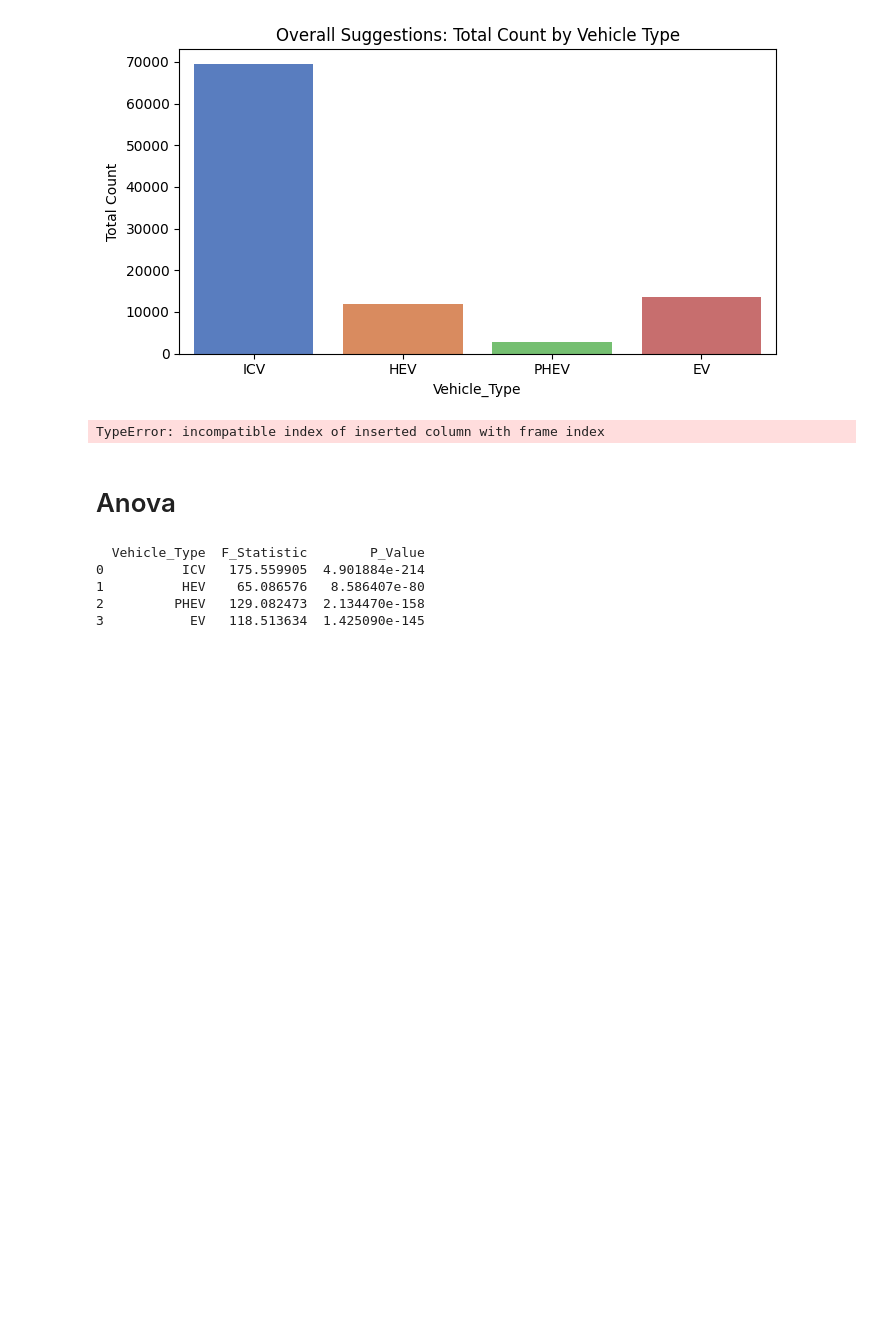
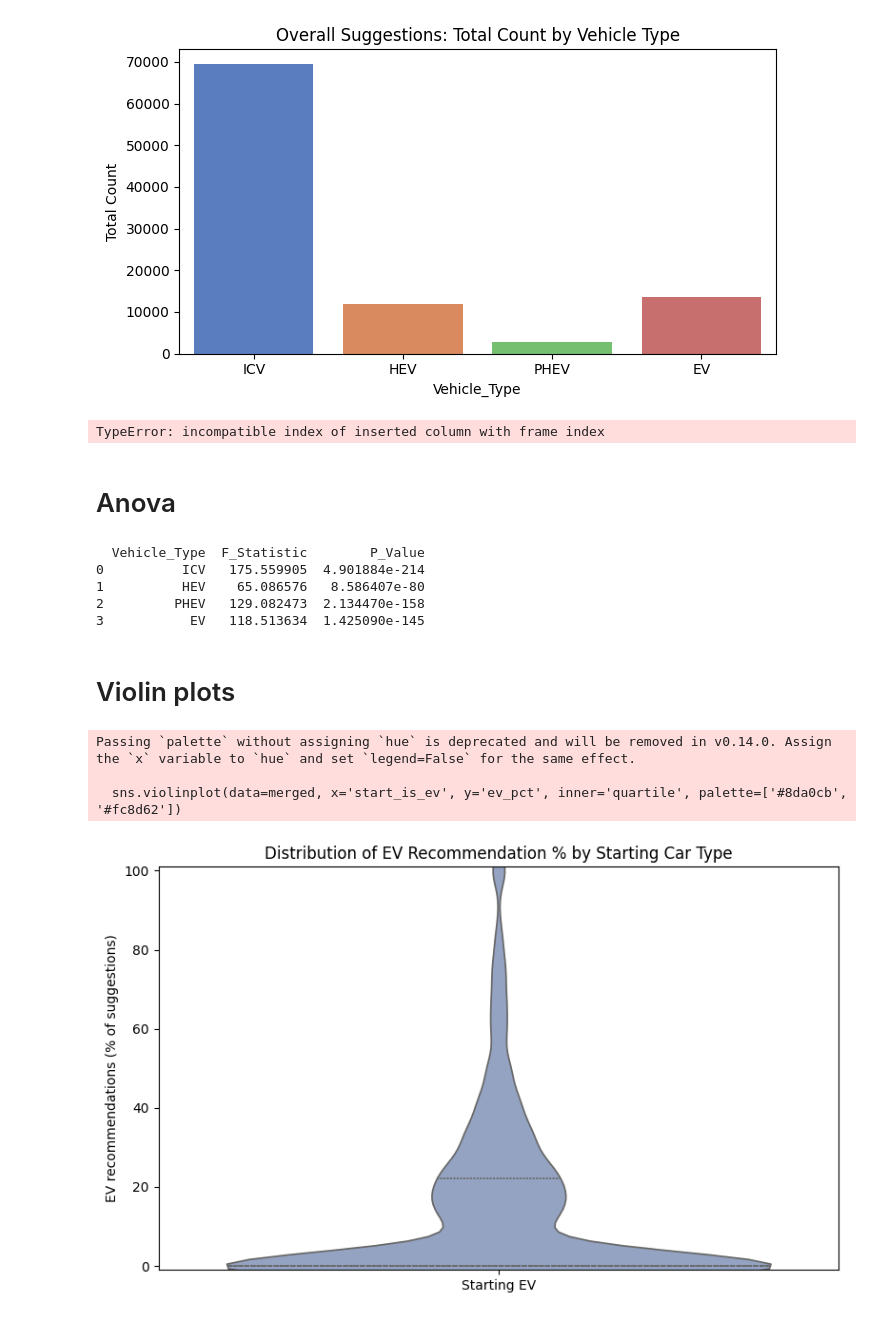
Before and after one commit to aarya127/transformers_bert_llm_research, a Jupyter notebook: EDA/eda.ipynb, the cells around one changed output. Cells and saved outputs as stored; diff of their text form; code cells hidden in the pictures; blank space fills up the shorter version.

```diff
--- a/EDA/eda.ipynb
+++ b/EDA/eda.ipynb
@@ -488,3 +546,52 @@ print(anova_df)
 1          HEV    65.086576   8.586407e-80
 2         PHEV   129.082473  2.134470e-158
 3           EV   118.513634  1.425090e-145
+# %% [markdown]
+# Violin plots
+# %%
+# Violin plot: EV recommendation % when the user's starting car is EV vs not EV
+# Uses existing variables: df, status_df_filtered, sns, plt
+
+# Build per-prompt EV percentage (indexed by original df index)
+ev_rows = []
+for idx, row in df.iterrows():
+    jraw = row.get('llm_classifier_raw_json')
+    if pd.isna(jraw) or not jraw:
+        continue
+    try:
+        j = json.loads(jraw)
+        counts = j.get('counts', {}) if isinstance(j, dict) else {}
+        total = sum([v for v in counts.values() if isinstance(v, (int, float))])
+        if total > 0:
+            ev_pct = counts.get('EV', 0) / total * 100
+            ev_rows.append({'index': idx, 'ev_pct': ev_pct})
+    except Exception:
+        continue
+
+ev_df = pd.DataFrame(ev_rows).set_index('index')
+
+# Join with status_quota_type (use status_df_filtered which contains inferred starting type)
+# status_df_filtered index corresponds to original prompt indices
+if 'status_quota_type' not in status_df_filtered.columns:
+    raise RuntimeError("status_df_filtered must contain 'status_quota_type' column.")
+
+merged = ev_df.join(status_df_filtered['status_quota_type'], how='inner')
+merged = merged.dropna(subset=['status_quota_type'])  # ensure we have starting car type
+
+# Create a simple category: starting EV vs non-EV
+merged['start_is_ev'] = merged['status_quota_type'].apply(lambda x: 'Starting EV' if str(x).upper() == 'EV' else 'Starting non-EV')
+
+# Plot violin
+plt.figure(figsize=(8, 5))
+sns.violinplot(data=merged, x='start_is_ev', y='ev_pct', inner='quartile', palette=['#8da0cb', '#fc8d62'])
+plt.title('Distribution of EV Recommendation % by Starting Car Type')
+plt.xlabel('')
+plt.ylabel('EV recommendations (% of suggestions)')
+plt.ylim(-1, 101)
+plt.tight_layout()
+plt.show()
+# %% [output]
+Passing `palette` without assigning `hue` is deprecated and will be removed in v0.14.0. Assign the `x` variable to `hue` and set `legend=False` for the same effect.
+
+  sns.violinplot(data=merged, x='start_is_ev', y='ev_pct', inner='quartile', palette=['#8da0cb', '#fc8d62'])
+[figure, added]
```
Also changed, not shown: parts of 2 cells of this notebook.
